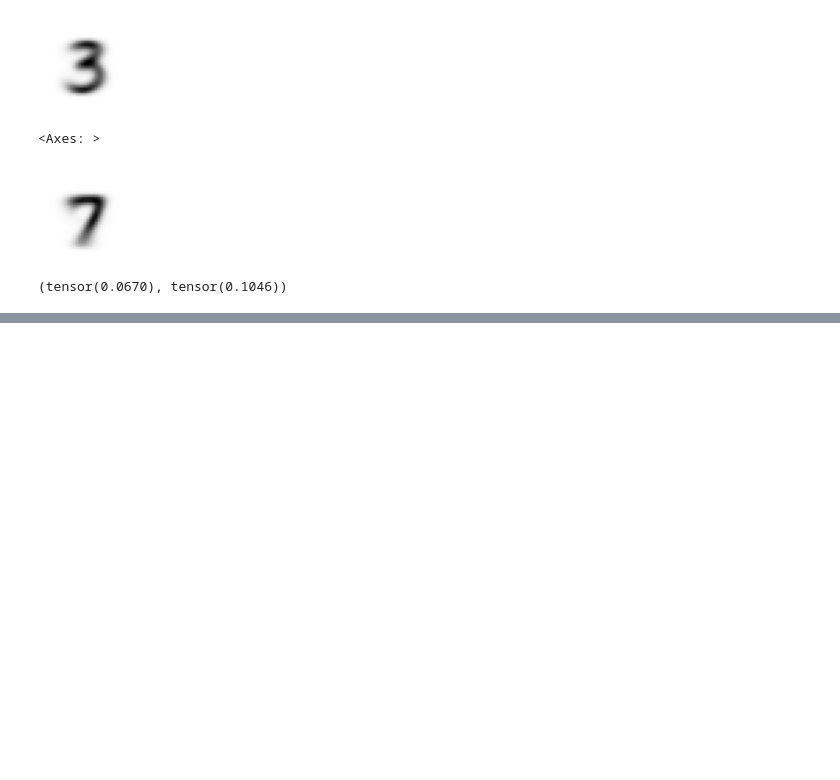
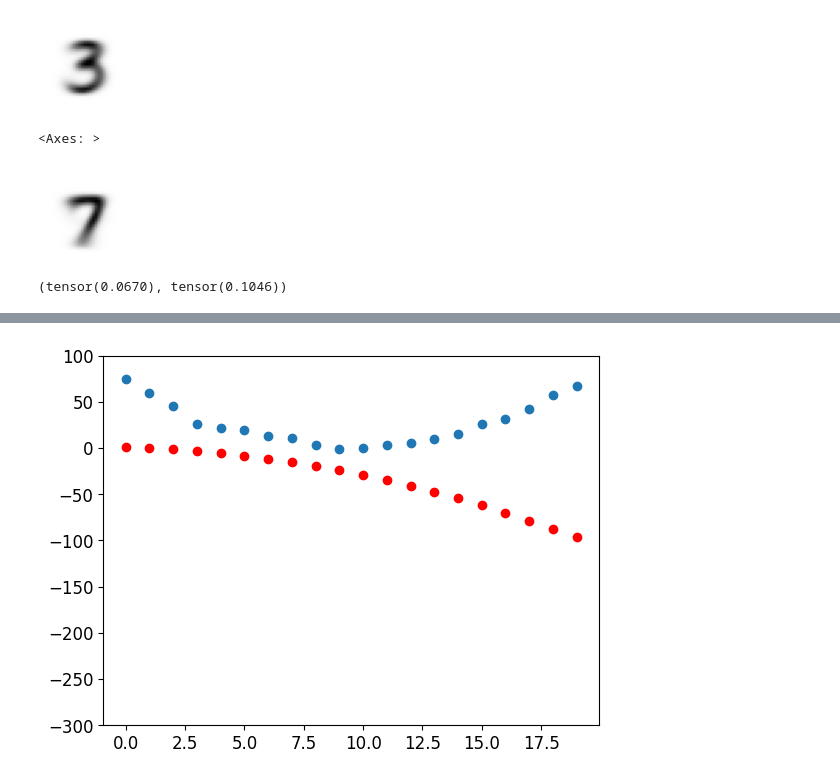
Before and after one commit to CuriousDima/ai, a Jupyter notebook: deep-learning/fastai-3-mnist/MNIST.ipynb, the cells around one changed output, grey strips where cells are left out. Cells and saved outputs as stored; diff of their text form; code cells hidden in the pictures; blank space fills up the shorter version.

```diff
--- a/deep-learning/fastai-3-mnist/MNIST.ipynb
+++ b/deep-learning/fastai-3-mnist/MNIST.ipynb
@@ -228,0 +400,5 @@ F.mse_loss(threes[112].float(), mean3), F.mse_loss(threes[112].float(), mean7) #
+# %%
+# Step 5: Step the weights.
+lr = 1e-5
+params.data -= lr * params.grad.data
+params.grad = None
@@ -228,0 +412,4 @@ F.mse_loss(threes[112].float(), mean3), F.mse_loss(threes[112].float(), mean7) #
+# %%
+show_preds(preds)
+# %% [output]
+[figure, added]
```
Also changed, not shown: parts of 107 cells of this notebook.
